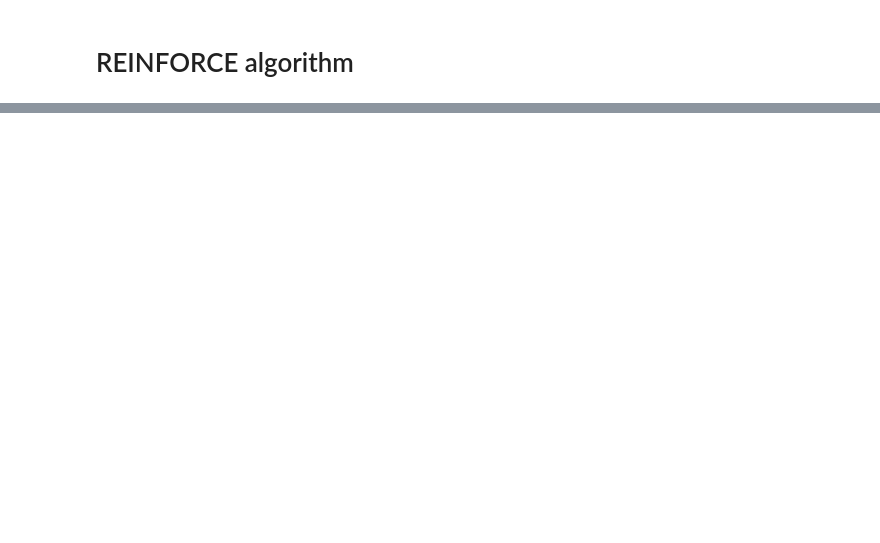
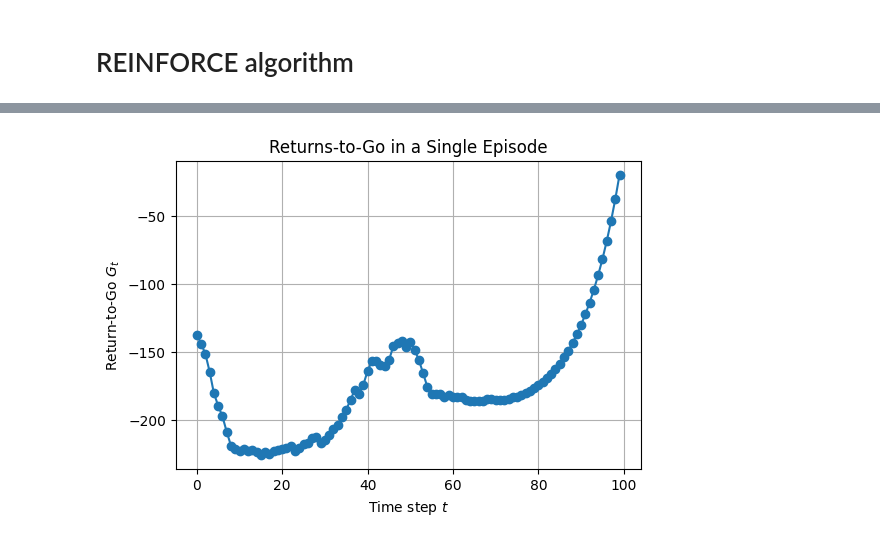
Before and after one commit to TomatoChocolate12/inventory-control-deep-reinforcement-learning, a Jupyter notebook: REINFORCE.ipynb, the cells around one changed output, grey strips where cells are left out. Drawn from its saved outputs; the diff is of its cells as text; code cells hidden in the pictures; blank space fills up the shorter version.

```diff
--- a/REINFORCE.ipynb
+++ b/REINFORCE.ipynb
@@ -143,0 +356,31 @@ Episode 500/500, total reward: -2539.00
+# %%
+gamma = 0.9
+
+# generate one trajectory
+state = env.reset()
+done = False
+rewards = []
+while not done:
+    st_t = torch.from_numpy(state).float().unsqueeze(0)
+    action_t, _ = policy.get_action(st_t)
+    a = action_t.detach().numpy().flatten()[0]
+    state, r, done, _ = env.step(a)
+    rewards.append(r)
+
+# compute G_t
+G = 0
+returns_to_go = []
+for r in reversed(rewards):
+    G = r + gamma*G
+    returns_to_go.insert(0, G)
+
+# plot
+plt.figure(figsize=(6,4))
+plt.plot(range(len(returns_to_go)), returns_to_go, marker='o')
+plt.xlabel("Time step $t$")
+plt.ylabel(r"Return-to-Go $G_t$")
+plt.title("Returns-to-Go in a Single Episode")
+plt.grid(True)
+plt.show()
+# %% [output]
+[figure, added]
```
Also changed, not shown: parts of 8 cells of this notebook.
